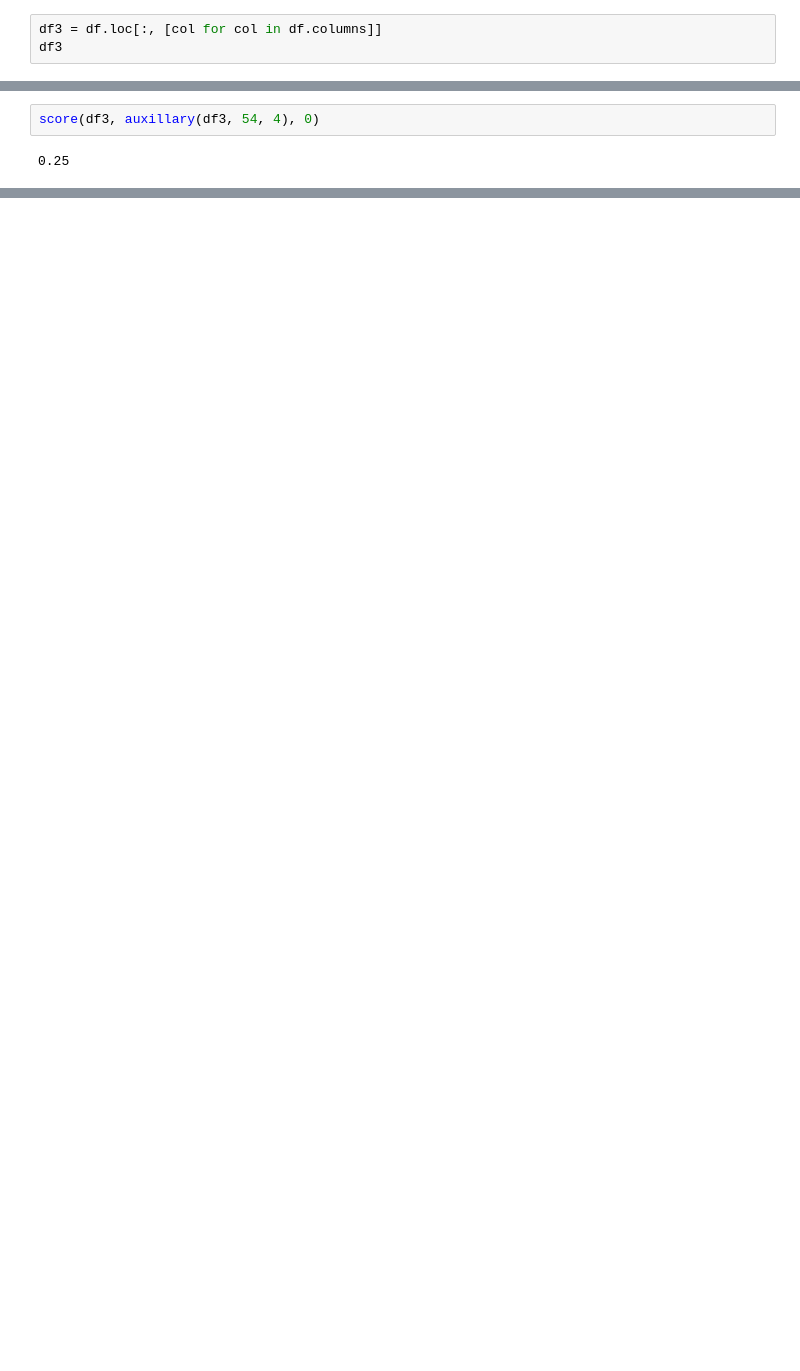
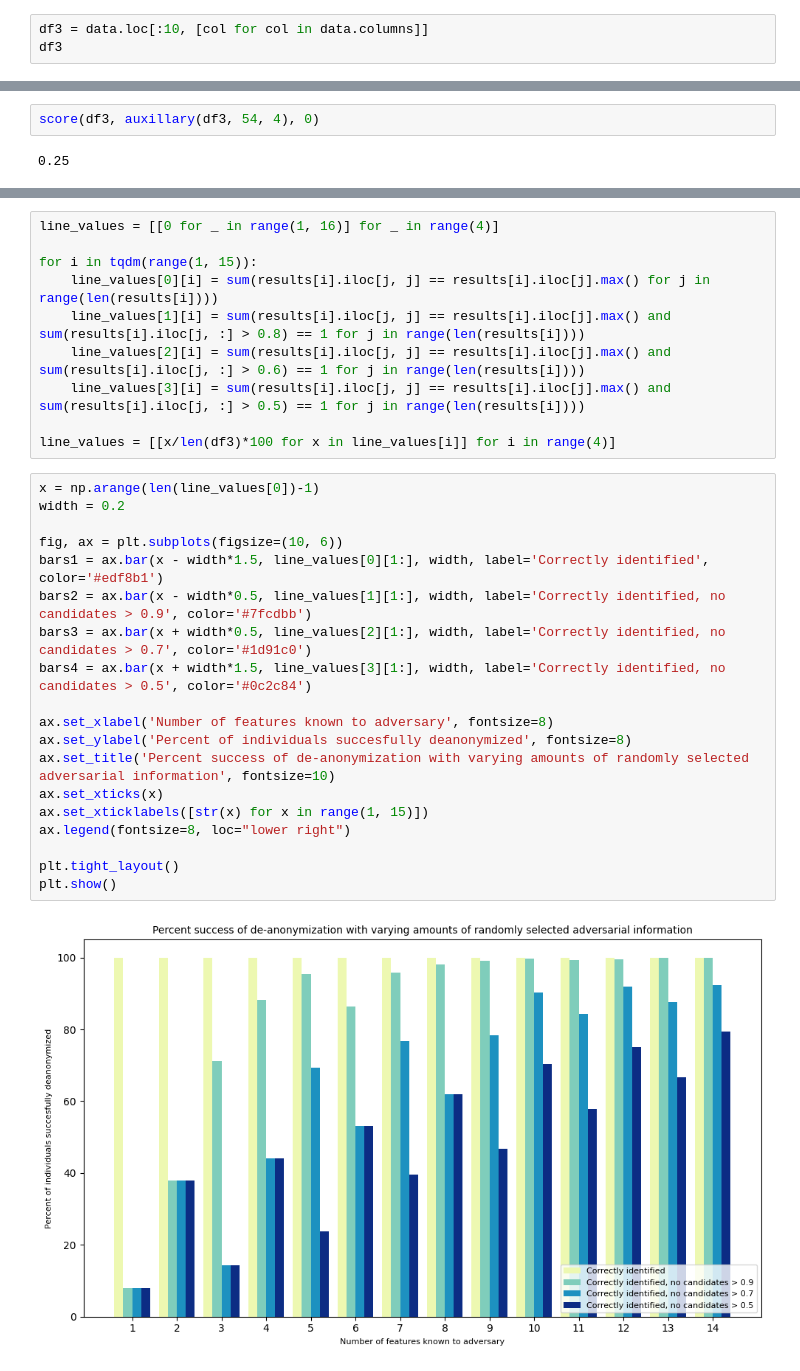
Before and after one commit to kkkarnav/deanonymization, a Jupyter notebook: main.ipynb, the cells around one changed output, grey strips where cells are left out. Saved outputs shown, nothing was run; the diff lists cells and outputs as text; blank space fills up the shorter version.

```diff
--- a/main.ipynb
+++ b/main.ipynb
@@ -208,7 +201,7 @@ plt.show()
 # %% [output]
 [figure]
 # %%
-df3 = df.loc[:, [col for col in df.columns]]
+df3 = data.loc[:10, [col for col in data.columns]]
 df3
 # %% [output]
 |  | PDOB.dob | PGDR.gender | PCHC.chiefcomplains | DAAA.doyouhaveanyallergies? | DAAD.drugallergies | ... |
@@ -306,0 +313,31 @@ results200x12.loc[:199, :199]
+# %%
+line_values = [[0 for _ in range(1, 16)] for _ in range(4)]
+
+for i in tqdm(range(1, 15)):
+    line_values[0][i] = sum(results[i].iloc[j, j] == results[i].iloc[j].max() for j in range(len(results[i])))
+    line_values[1][i] = sum(results[i].iloc[j, j] == results[i].iloc[j].max() and sum(results[i].iloc[j, :] > 0.8) == 1 for j in range(len(results[i])))
+    line_values[2][i] = sum(results[i].iloc[j, j] == results[i].iloc[j].max() and sum(results[i].iloc[j, :] > 0.6) == 1 for j in range(len(results[i])))
+    line_values[3][i] = sum(results[i].iloc[j, j] == results[i].iloc[j].max() and sum(results[i].iloc[j, :] > 0.5) == 1 for j in range(len(results[i])))
+
+line_values = [[x/len(df3)*100 for x in line_values[i]] for i in range(4)]
+# %%
+x = np.arange(len(line_values[0])-1)
+width = 0.2
+
+fig, ax = plt.subplots(figsize=(10, 6))
+bars1 = ax.bar(x - width*1.5, line_values[0][1:], width, label='Correctly identified', color='#edf8b1')
+bars2 = ax.bar(x - width*0.5, line_values[1][1:], width, label='Correctly identified, no candidates > 0.9', color='#7fcdbb')
+bars3 = ax.bar(x + width*0.5, line_values[2][1:], width, label='Correctly identified, no candidates > 0.7', color='#1d91c0')
+bars4 = ax.bar(x + width*1.5, line_values[3][1:], width, label='Correctly identified, no candidates > 0.5', color='#0c2c84')
+
+ax.set_xlabel('Number of features known to adversary', fontsize=8)
+ax.set_ylabel('Percent of individuals succesfully deanonymized', fontsize=8)
+ax.set_title('Percent success of de-anonymization with varying amounts of randomly selected adversarial information', fontsize=10)
+ax.set_xticks(x)
+ax.set_xticklabels([str(x) for x in range(1, 15)])
+ax.legend(fontsize=8, loc="lower right")
+
+plt.tight_layout()
+plt.show()
+# %% [output]
+[figure, added]
```
Also changed, not shown: parts of 39 cells of this notebook, 1 other file.
